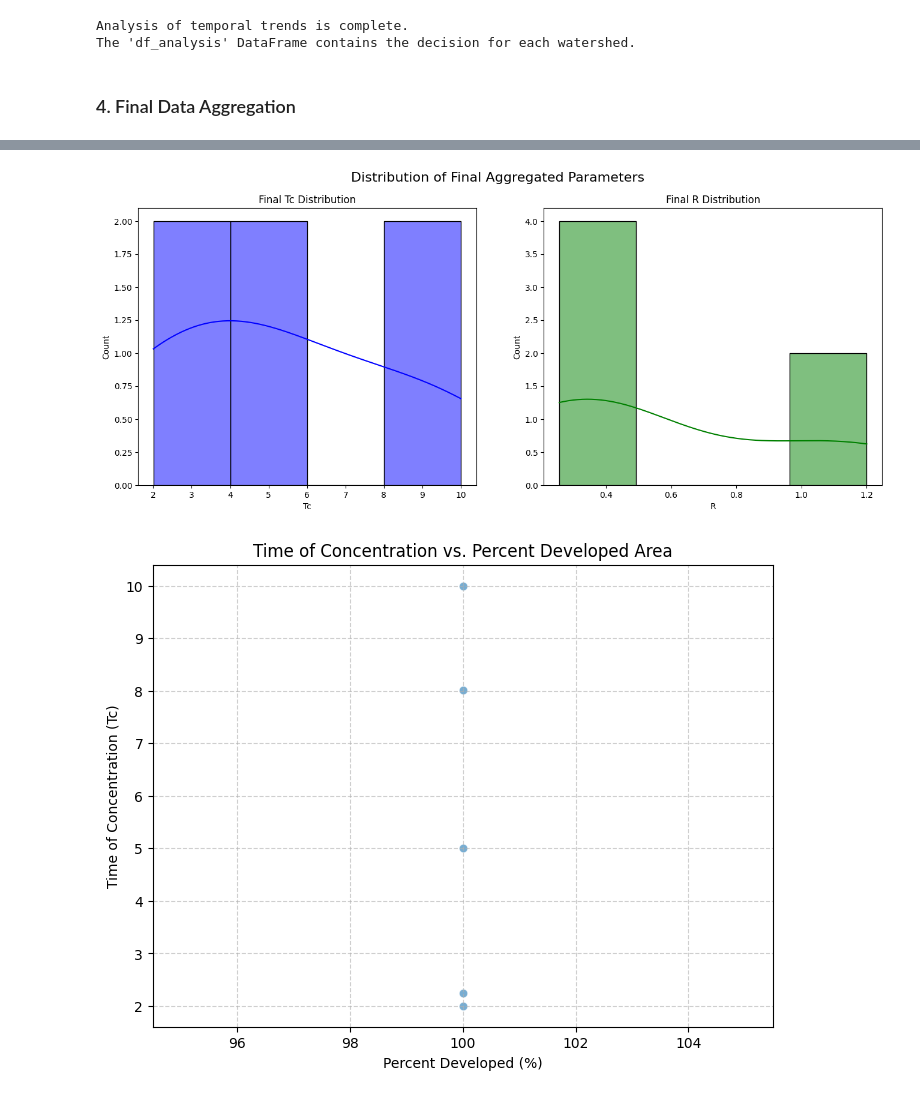
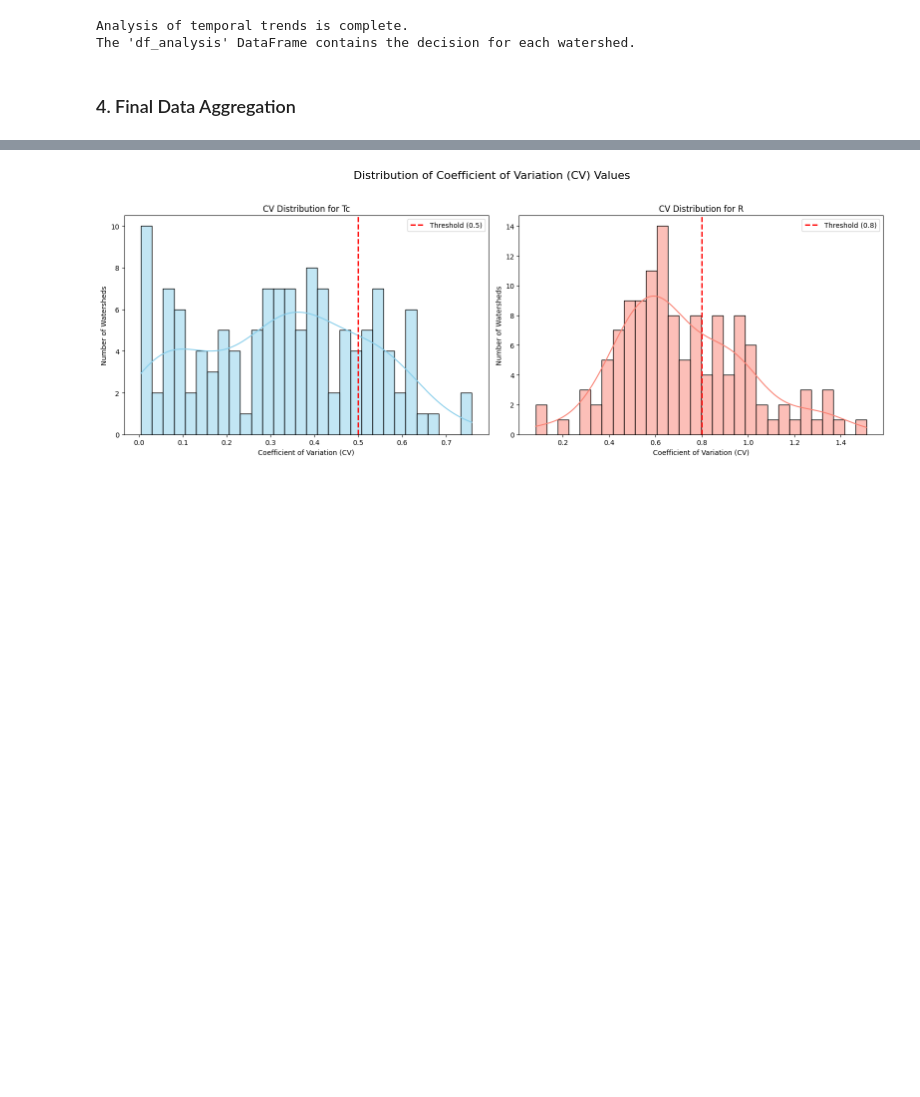
Before and after one commit to vpalvesalan/ML-ModClark-IUH-Model, a Jupyter notebook: notebooks/hydrological_model/14_explorartory_analysis.ipynb, the cells around one changed output, grey strips where cells are left out. Drawn from its saved outputs; the diff is of its cells as text; code cells hidden in the pictures; blank space fills up the shorter version.

```diff
--- a/notebooks/hydrological_model/14_explorartory_analysis.ipynb
+++ b/notebooks/hydrological_model/14_explorartory_analysis.ipynb
@@ -42,7 +42,7 @@ PROJECT_ROOT = Path.cwd().parent.parent
 # Load files
 import pandas as pd
 
-events_path = PROJECT_ROOT / "data/gold/tabular/optmized_params/optmized_1000_tz_dataset.csv"
+events_path = PROJECT_ROOT / "data/gold/tabular/optmized_params/optmized_whole_tz_dataset.csv"
 storm_characteristics_path = PROJECT_ROOT / "data/gold/tabular/detected_storm_events_tz_offset_filtered.parquet"
 land_cover_use_path = PROJECT_ROOT / "data/gold/tabular/land_cover_percentages.csv"
 
@@ -546,7 +789,8 @@ import seaborn as sns
 # df_lc_yearly: The prepared yearly land cover data with 'pct_developed'.
 
 # Define the CV threshold for filtering
-CV_THRESHOLD = 0.5
+CV_THRESHOLD_TC = 0.5
+CV_THRESHOLD_R = 0.8
 
 #-------------------------------------------------------------------------------
 ## Step 1: Separate Watersheds Based on a Temporal Trend Analysis
@@ -578,7 +822,7 @@ cv_yearly = grouped_yearly.agg(
 
 # Identify valid groups that pass the CV check
 valid_yearly_groups = cv_yearly[
-    (cv_yearly['cv_tc'] < CV_THRESHOLD) & (cv_yearly['cv_r'] < CV_THRESHOLD)
+    (cv_yearly['cv_tc'] < CV_THRESHOLD_TC) & (cv_yearly['cv_r'] < CV_THRESHOLD_R)
 ][['ws_id', 'year']]
 
 # Filter the original candidates to keep only the valid groups
@@ -612,62 +856,28 @@ cv_overall = grouped_overall.agg(
     cv_r=('R', lambda x: np.std(x) / np.mean(x))
 ).reset_index()
 
-# Identify valid watersheds that pass the CV check
-valid_overall_ws = cv_overall[
-    (cv_overall['cv_tc'] < CV_THRESHOLD) & (cv_overall['cv_r'] < CV_THRESHOLD)
-]['ws_id']
 
-# Aggregate the valid watersheds to get the final mean values
-overall_aggregated = df_overall_candidates[df_overall_candidates['ws_id'].isin(valid_overall_ws)].groupby('ws_id').agg(
-    Tc=('Tc', 'mean'),
-    R=('R', 'mean')
-).reset_index()
+# --- Visualization ---
+fig, axes = plt.subplots(1, 2, figsize=(16, 6))
+fig.suptitle('Distribution of Coefficient of Variation (CV) Values', fontsize=16)
 
-# To add land use features, we'll use the MOST RECENT land cover data for each watershed
-latest_lc = df_lc_yearly.loc[df_lc_yearly.groupby('ws_id')['year'].idxmax()]
-df_final_overall = pd.merge(overall_aggregated, latest_lc, on='ws_id', how='left')
+# Plot for CV of Tc
+sns.histplot(cv_overall['cv_tc'], ax=axes[0], kde=True, color='skyblue', bins=30)
+axes[0].set_title('CV Distribution for Tc')
+axes[0].set_xlabel('Coefficient of Variation (CV)')
+axes[0].set_ylabel('Number of Watersheds')
+axes[0].axvline(CV_THRESHOLD_TC, color='red', linestyle='--', linewidth=2, label=f'Threshold ({CV_THRESHOLD_TC})')
+axes[0].legend()
 
+# Plot for CV of R
+sns.histplot(cv_overall['cv_r'], ax=axes[1], kde=True, color='salmon', bins=30)
+axes[1].set_title('CV Distribution for R')
+axes[1].set_xlabel('Coefficient of Variation (CV)')
+axes[1].set_ylabel('Number of Watersheds')
+axes[1].axvline(CV_THRESHOLD_R, color='red', linestyle='--', linewidth=2, label=f'Threshold ({CV_THRESHOLD_R})')
+axes[1].legend()
 
-print(f"Original watersheds in this group: {len(ws_agg_overall)}")
-print(f"Watersheds after CV filter: {len(df_final_overall)}")
-print(f"Watersheds discarded due to high CV: {len(ws_agg_overall) - len(df_final_overall)}\n")
-
-
-#-------------------------------------------------------------------------------
-## Step 4: Combine into Final Master DataFrame and Summarize
-#-------------------------------------------------------------------------------
-print("--- Creating Final Master Dataset ---")
-
-# Concatenate the two final dataframes
-df_master = pd.concat([df_final_yearly, df_final_overall], ignore_index=True)
-
-print("Final Master DataFrame Info:")
-df_master.info()
-print("\nFinal Master DataFrame Description:")
-print(df_master.describe())
-
-
-# --- Visualization of Final Dataset ---
-fig, axes = plt.subplots(1, 2, figsize=(16, 6))
-fig.suptitle('Distribution of Final Aggregated Parameters', fontsize=16)
-
-sns.histplot(df_master['Tc'], kde=True, ax=axes[0], color='blue')
-axes[0].set_title('Final Tc Distribution')
-
-sns.histplot(df_master['R'], kde=True, ax=axes[1], color='green')
-axes[1].set_title('Final R Distribution')
-
+plt.tight_layout(rect=[0, 0, 1, 0.95])
 plt.show()
-
-# --- Visualization of Relationships ---
-plt.figure(figsize=(8, 6))
-sns.scatterplot(data=df_master, x='pct_developed', y='Tc', alpha=0.6)
-plt.title('Time of Concentration vs. Percent Developed Area')
-plt.xlabel('Percent Developed (%)')
-plt.ylabel('Time of Concentration (Tc)')
-plt.grid(True, linestyle='--', alpha=0.6)
-plt.show()
-
-print("\nAnalysis complete. The 'df_master' DataFrame is ready for machine learning.")
 # %% [output]
 --- Separating Watersheds for Aggregation ---
@@ -690,2 +893 @@ max    2023.000000  9.999109  1.200802          100.0
-[figure, old version]
+[figure, new version]
-[figure, removed]
```
Also changed, not shown: parts of 12 cells of this notebook, 1 other file.
